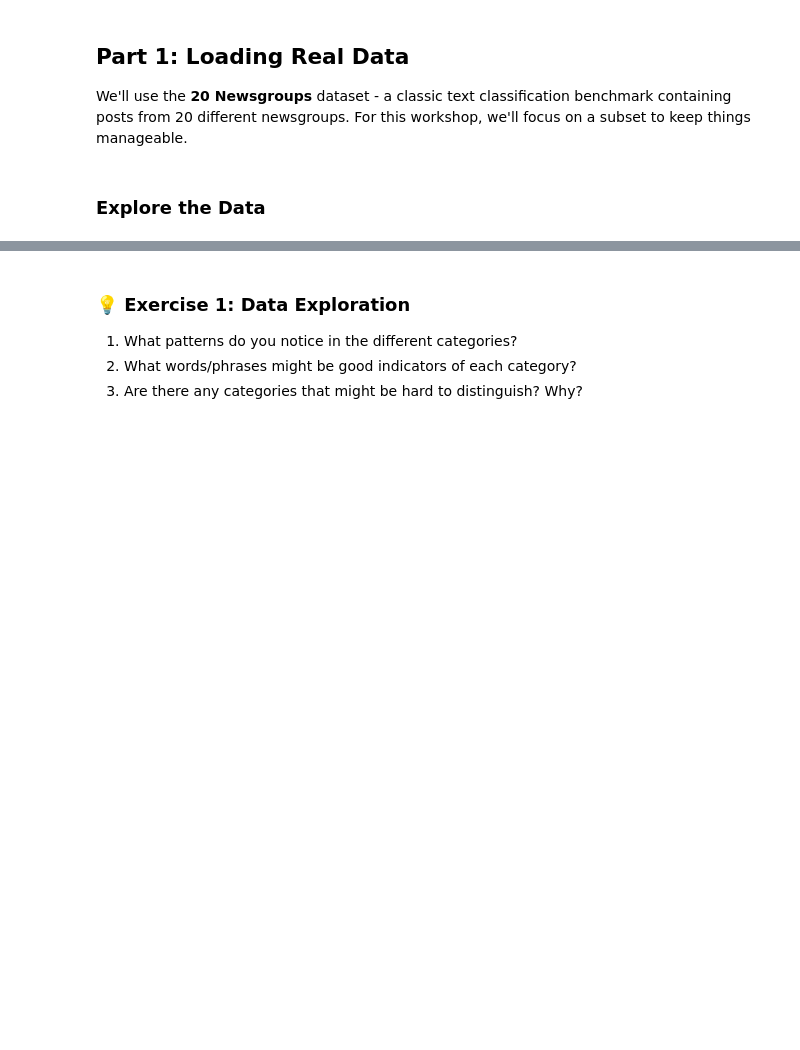
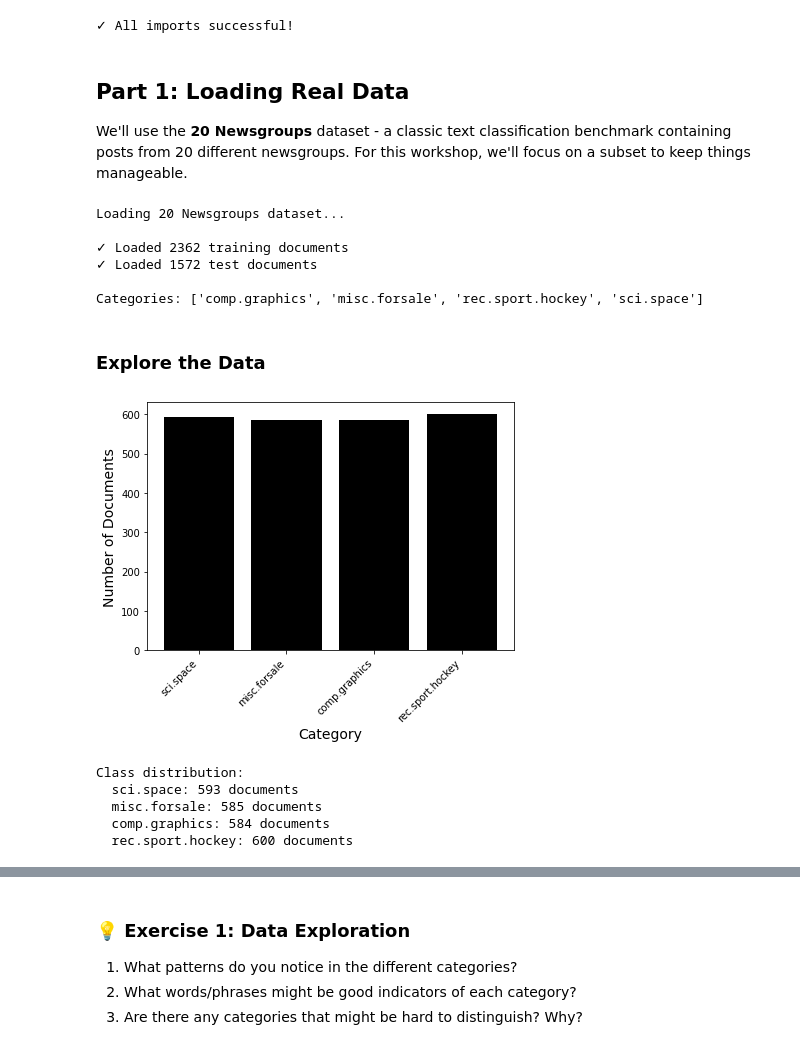
Before and after one commit to ContextLab/llm-course, a Jupyter notebook: slides/week2/xhour_classification_demo.ipynb, the cells around one changed output, grey strips where cells are left out. Cells and saved outputs as stored; diff of their text form; code cells hidden in the pictures; blank space fills up the shorter version.

```diff
--- a/slides/week2/xhour_classification_demo.ipynb
+++ b/slides/week2/xhour_classification_demo.ipynb
@@ -37,11 +34,9 @@ warnings.filterwarnings('ignore')
 # Set random seeds for reproducibility
 np.random.seed(42)
 
-# Plotting style
-sns.set_style('whitegrid')
-plt.rcParams['figure.figsize'] = (10, 6)
-
 print("✓ All imports successful!")
+# %% [output]
+✓ All imports successful!
 # %% [markdown]
 ## Part 1: Loading Real Data
 
@@ -53,8 +48,8 @@ from sklearn.datasets import fetch_20newsgroups
 categories = [
     'sci.space',           # Science discussions about space
     'rec.sport.hockey',    # Sports discussions about hockey
-    'talk.politics.misc',  # Political discussions
-    'comp.graphics'        # Computer graphics
+    'comp.graphics',       # Computer graphics
+    'misc.forsale'         # Buying and selling items
 ]
 
 # Load training data
@@ -79,25 +74,38 @@ test_data = fetch_20newsgroups(
 print(f"\n✓ Loaded {len(train_data.data)} training documents")
 print(f"✓ Loaded {len(test_data.data)} test documents")
 print(f"\nCategories: {train_data.target_names}")
+# %% [output]
+Loading 20 Newsgroups dataset...
+
+✓ Loaded 2362 training documents
+✓ Loaded 1572 test documents
+
+Categories: ['comp.graphics', 'misc.forsale', 'rec.sport.hockey', 'sci.space']
 # %% [markdown]
 ### Explore the Data
 # %%
 # Look at class distribution
 train_labels = [train_data.target_names[i] for i in train_data.target]
 label_counts = Counter(train_labels)
 
-plt.figure(figsize=(10, 5))
-plt.bar(label_counts.keys(), label_counts.values())
-plt.xlabel('Category')
-plt.ylabel('Number of Documents')
-plt.title('Training Data Distribution')
+plt.figure(figsize=(6, 5))
+plt.bar(label_counts.keys(), label_counts.values(), color='k')
+plt.xlabel('Category', fontsize=14)
+plt.ylabel('Number of Documents', fontsize=14)
 plt.xticks(rotation=45, ha='right')
 plt.tight_layout()
 plt.show()
 
 print("\nClass distribution:")
 for label, count in label_counts.items():
     print(f"  {label}: {count} documents")
+# %% [output]
+[figure, added]
+Class distribution:
+  sci.space: 593 documents
+  misc.forsale: 585 documents
+  comp.graphics: 584 documents
+  rec.sport.hockey: 600 documents
 # %%
 # Examine sample documents
 def show_examples(data, n=2):
```
Also changed, not shown: parts of 7 cells of this notebook, 4 other files.
